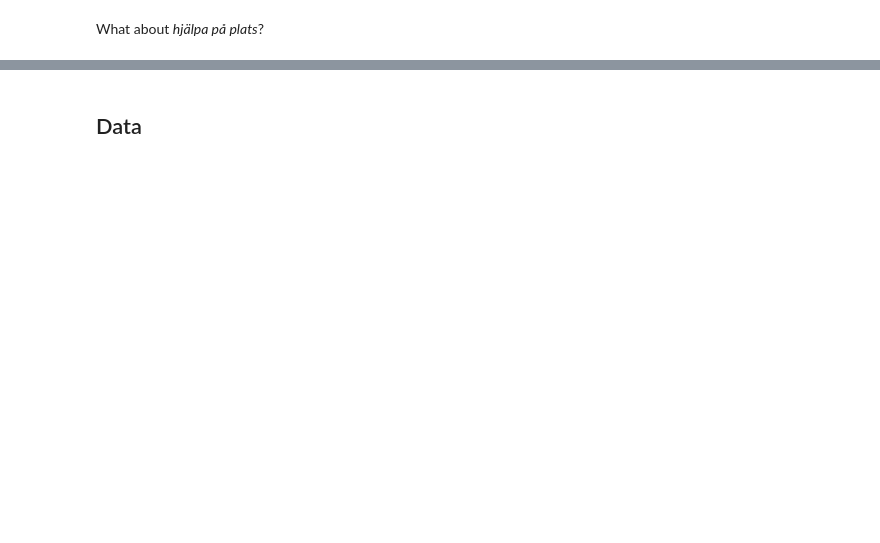
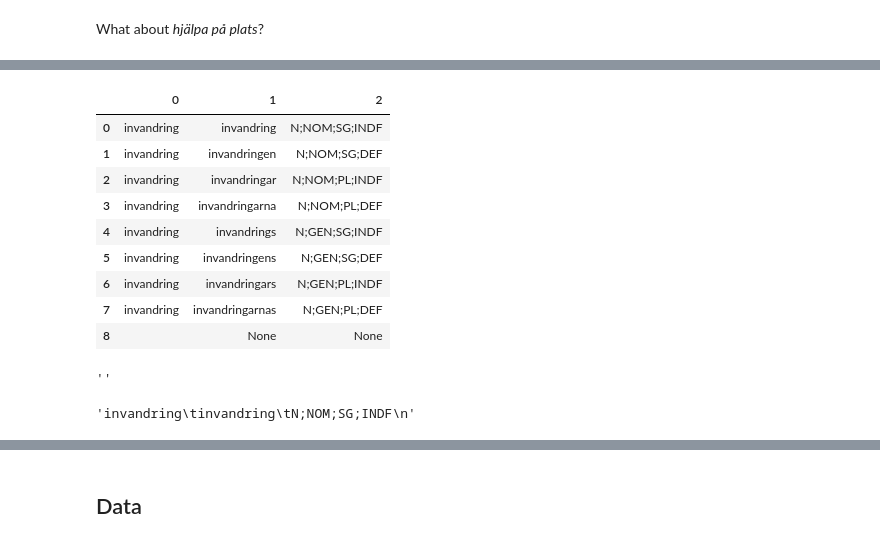
Before and after one commit to mboholm/dw_change, a Jupyter notebook: analysis/replacement.ipynb, the cells around one changed output, grey strips where cells are left out. Drawn from its saved outputs; the diff is of its cells as text; code cells hidden in the pictures; blank space fills up the shorter version.

```diff
--- a/analysis/replacement.ipynb
+++ b/analysis/replacement.ipynb
@@ -44,0 +282,21 @@ What about *hjälpa på plats*?
+# %%
+pd.DataFrame([wf.split("\t") for wf in unimorph.inflect_word("invandring", lang="swe").split("\n")])
+# %% [output]
+|  | 0 | 1 | 2 |
+| 0 | invandring | invandring | N;NOM;SG;INDF |
+| 1 | invandring | invandringen | N;NOM;SG;DEF |
+| 2 | invandring | invandringar | N;NOM;PL;INDF |
+| 3 | invandring | invandringarna | N;NOM;PL;DEF |
+| 4 | invandring | invandrings | N;GEN;SG;INDF |
+| 5 | invandring | invandringens | N;GEN;SG;DEF |
+| 6 | invandring | invandringars | N;GEN;PL;INDF |
+| 7 | invandring | invandringarnas | N;GEN;PL;DEF |
+| 8 |  | None | None |
+# %%
+unimorph.inflect_word("invandrarungdomar", lang="swe")
+# %% [output]
+''
+# %%
+unimorph.analyze_word("invandring", lang="swe")
+# %% [output]
+'invandring\tinvandring\tN;NOM;SG;INDF\n'
```
Also changed, not shown: parts of 73 cells of this notebook.
